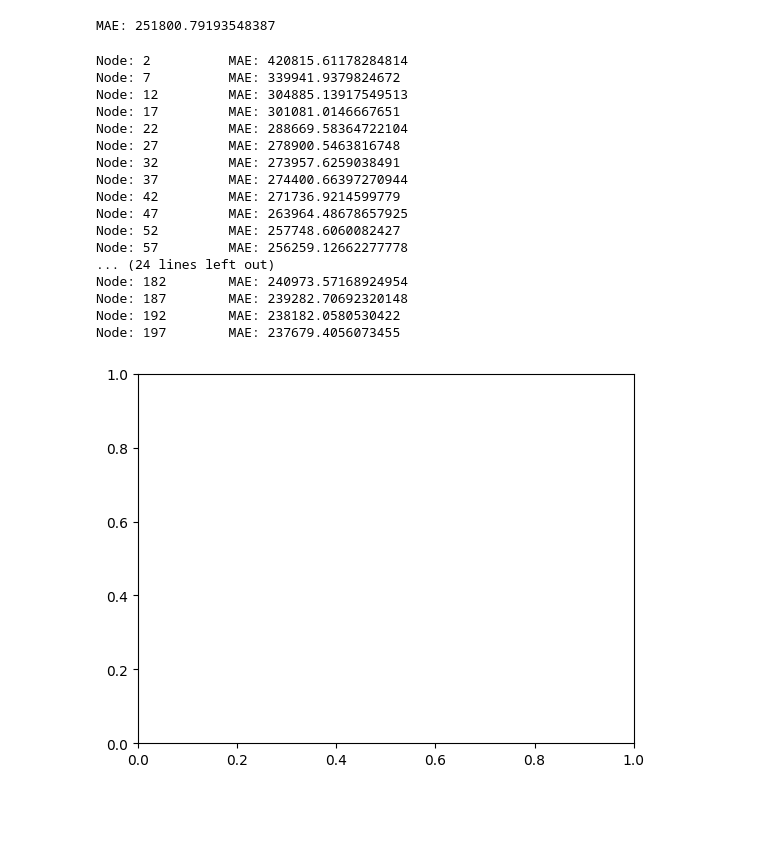
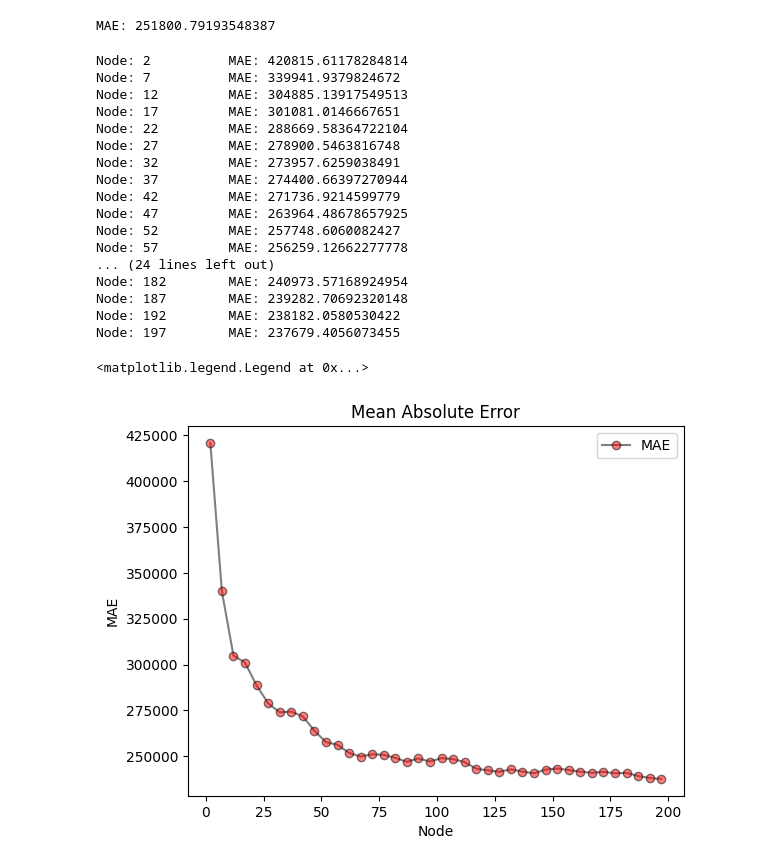
Before and after one commit to rezaAdinepour/ml4fun, a Jupyter notebook: Decision Tree/DecisionTree.ipynb, the cells around one changed output. Saved outputs shown, nothing was run; the diff lists cells and outputs as text; code cells hidden in the pictures; blank space fills up the shorter version.

```diff
--- a/Decision Tree/DecisionTree.ipynb
+++ b/Decision Tree/DecisionTree.ipynb
@@ -178,38 +178,33 @@ def get_MAE(max_leaf_nodes, train_X, val_X, train_y, val_y):
 # %%
 nodes = np.arange(2, 200, 5)
 MAE = []
 
 for i in nodes:
     MAE.append(get_MAE(i, train_X, val_X, train_y, val_y))
     print(f"Node: {i} \t MAE: {MAE[-1]}")
-    plt.plot(i, MAE[-1], "o-", color='black', markerfacecolor='red', markersize=6, alpha=0.5, label="MAE")
-    plt.title("Mean Absolute Error")
-    plt.xlabel("Node")
-    plt.ylabel("MAE")
-    plt.legend()
-    plt.cla()
 
-# plt.plot(nodes, MAE, "o-", color='black', markerfacecolor='red', markersize=6, alpha=0.5, label="MAE")
-# plt.title("Mean Absolute Error")
-# plt.xlabel("Node")
-# plt.ylabel("MAE")
-# plt.legend()
+plt.plot(nodes, MAE, "o-", color='black', markerfacecolor='red', markersize=6, alpha=0.5, label="MAE")
+plt.title("Mean Absolute Error")
+plt.xlabel("Node")
+plt.ylabel("MAE")
+plt.legend()
 # %% [output]
 Node: 2          MAE: 420815.61178284814
 Node: 7          MAE: 339941.9379824672
 Node: 12         MAE: 304885.13917549513
 Node: 17         MAE: 301081.0146667651
 Node: 22         MAE: 288669.58364722104
 Node: 27         MAE: 278900.5463816748
 Node: 32         MAE: 273957.6259038491
 Node: 37         MAE: 274400.66397270944
 Node: 42         MAE: 271736.9214599779
 Node: 47         MAE: 263964.48678657925
 Node: 52         MAE: 257748.6060082427
 Node: 57         MAE: 256259.12662277778
 ... (24 lines left out)
 Node: 182        MAE: 240973.57168924954
 Node: 187        MAE: 239282.70692320148
 Node: 192        MAE: 238182.0580530422
 Node: 197        MAE: 237679.4056073455
+<matplotlib.legend.Legend at 0x...>
-[figure, old version]
+[figure, new version]
```
